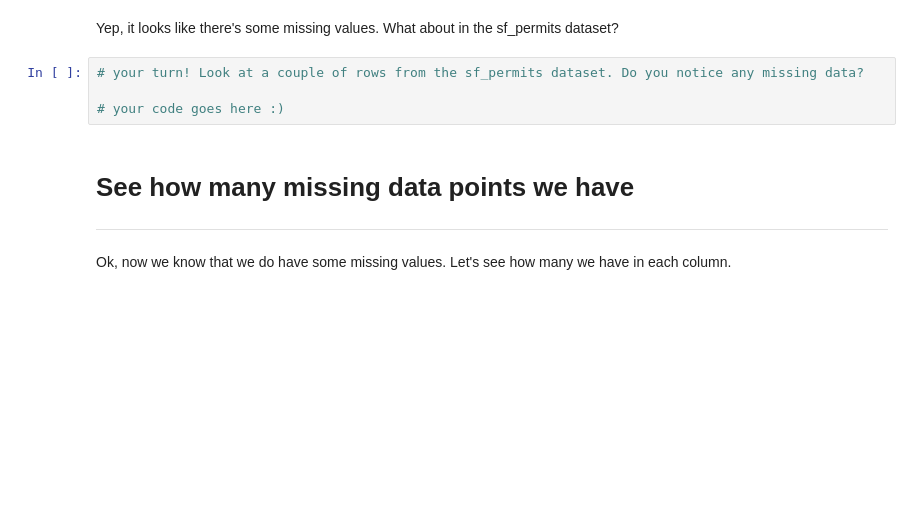
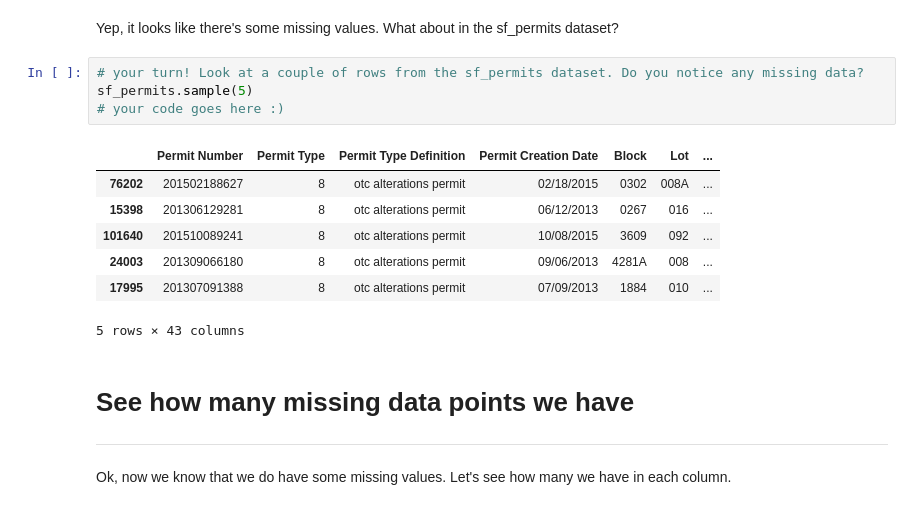
Before and after one commit to vanshaj248/DataScience-and-AI-ML, a Jupyter notebook: Data Preprocessing and Wrangling/1.DataCleaning/1.data-cleaning-challenge-handling-missing-values.ipynb, the cells around one changed output. Drawn from its saved outputs; the diff is of its cells as text; blank space fills up the shorter version.

```diff
--- a/Data Preprocessing and Wrangling/1.DataCleaning/1.data-cleaning-challenge-handling-missing-values.ipynb
+++ b/Data Preprocessing and Wrangling/1.DataCleaning/1.data-cleaning-challenge-handling-missing-values.ipynb
@@ -55,8 +55,16 @@ nfl_data.sample(5)
 Yep, it looks like there's some missing values. What about in the sf_permits dataset?
 # %%
 # your turn! Look at a couple of rows from the sf_permits dataset. Do you notice any missing data?
-
+sf_permits.sample(5)
 # your code goes here :)
+# %% [output]
+|  | Permit Number | Permit Type | Permit Type Definition | Permit Creation Date | Block | Lot | ... |
+| 76202 | 201502188627 | 8 | otc alterations permit | 02/18/2015 | 0302 | 008A | ... |
+| 15398 | 201306129281 | 8 | otc alterations permit | 06/12/2013 | 0267 | 016 | ... |
+| 101640 | 201510089241 | 8 | otc alterations permit | 10/08/2015 | 3609 | 092 | ... |
+| 24003 | 201309066180 | 8 | otc alterations permit | 09/06/2013 | 4281A | 008 | ... |
+| 17995 | 201307091388 | 8 | otc alterations permit | 07/09/2013 | 1884 | 010 | ... |
+5 rows × 43 columns
 # %% [markdown]
 # See how many missing data points we have
 ___
```
Also changed, not shown: parts of 3 cells of this notebook.
